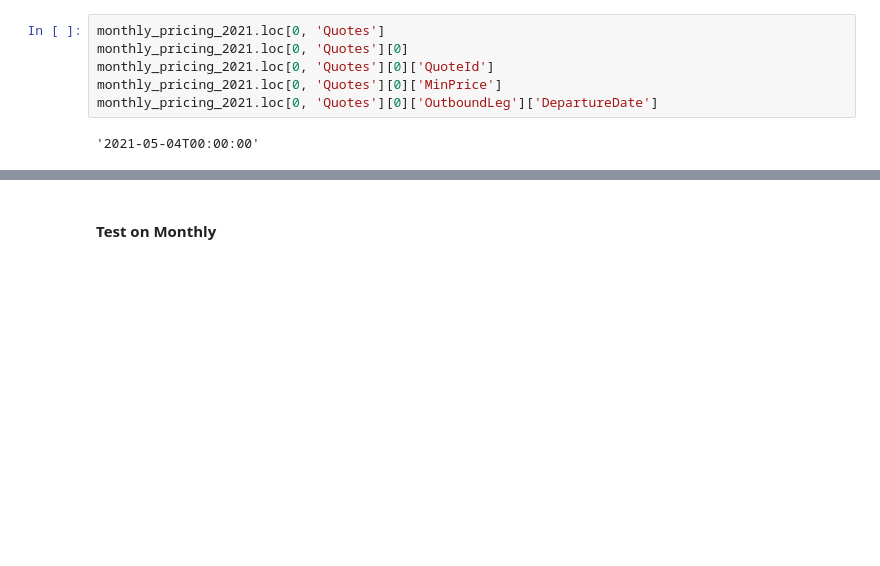
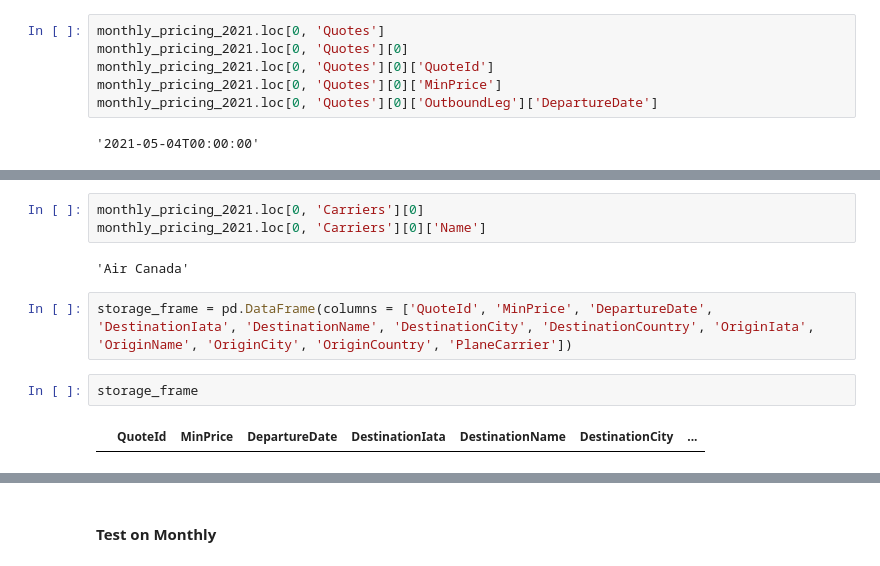
Before and after one commit to chriskuz/ga_capstone, a Jupyter notebook: code/project_notebook.ipynb, the cells around one changed output, grey strips where cells are left out. Saved outputs shown, nothing was run; the diff lists cells and outputs as text; blank space fills up the shorter version.

Commit message:
Wrote the pseudocode for the target dataframe function creator.

```diff
--- a/code/project_notebook.ipynb
+++ b/code/project_notebook.ipynb
@@ -719,0 +718,11 @@ monthly_pricing_2021.loc[0, 'Places']
+# %%
+monthly_pricing_2021.loc[0, 'Carriers'][0]
+monthly_pricing_2021.loc[0, 'Carriers'][0]['Name']
+# %% [output]
+'Air Canada'
+# %%
+storage_frame = pd.DataFrame(columns = ['QuoteId', 'MinPrice', 'DepartureDate', 'DestinationIata', 'DestinationName', 'DestinationCity', 'DestinationCountry', 'OriginIata', 'OriginName', 'OriginCity', 'OriginCountry', 'PlaneCarrier'])
+# %%
+storage_frame
+# %% [output]
+|  | QuoteId | MinPrice | DepartureDate | DestinationIata | DestinationName | DestinationCity | ... |
```
Also changed, not shown: parts of 3 cells of this notebook.
